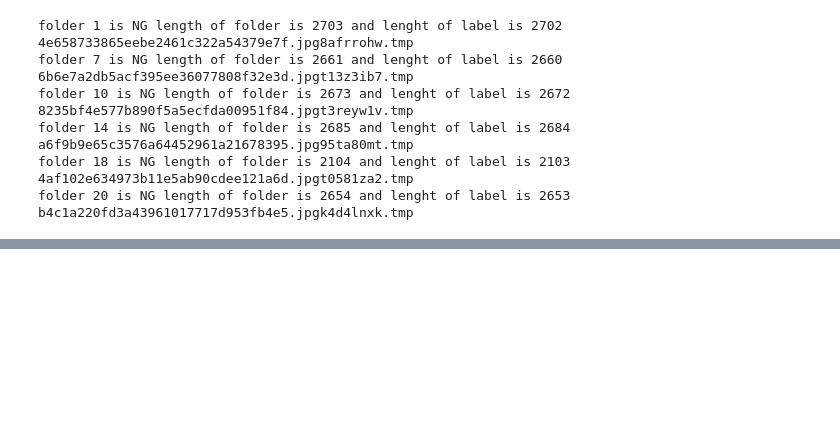
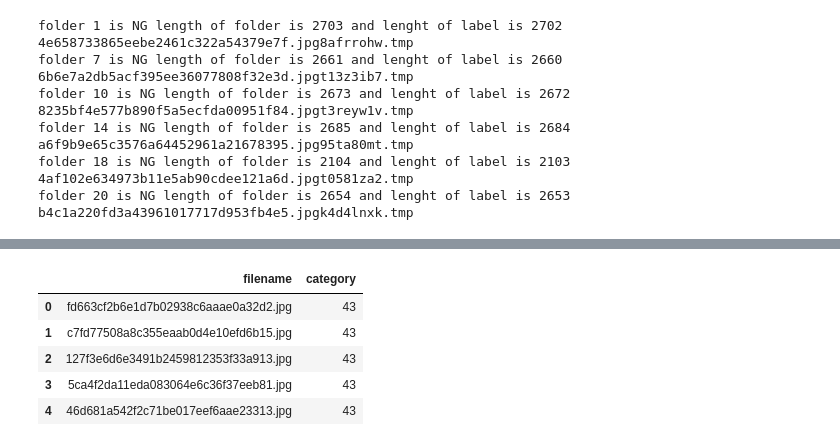
Before and after one commit to Intraraksa/Computer_vision, a Jupyter notebook: Product_detection.ipynb, the cells around one changed output, grey strips where cells are left out. Drawn from its saved outputs; the diff is of its cells as text; code cells hidden in the pictures; blank space fills up the shorter version.

```diff
--- a/Product_detection.ipynb
+++ b/Product_detection.ipynb
@@ -102,0 +110,9 @@ wired_file[:]
+# %%
+test_df.head()
+# %% [output]
+|  | filename | category |
+| 0 | fd663cf2b6e1d7b02938c6aaae0a32d2.jpg | 43 |
+| 1 | c7fd77508a8c355eaab0d4e10efd6b15.jpg | 43 |
+| 2 | 127f3e6d6e3491b2459812353f33a913.jpg | 43 |
+| 3 | 5ca4f2da11eda083064e6c36f37eeb81.jpg | 43 |
+| 4 | 46d681a542f2c71be017eef6aae23313.jpg | 43 |
```
Also changed, not shown: parts of 7 cells of this notebook.
